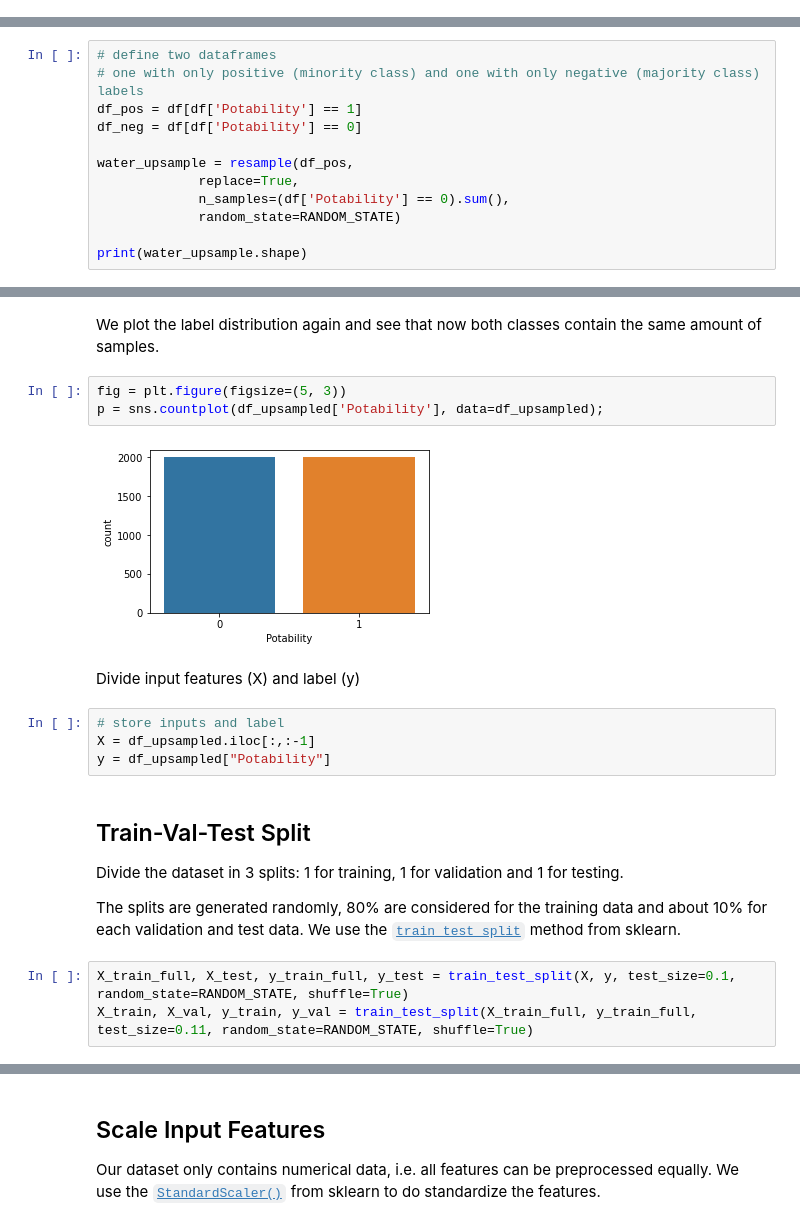
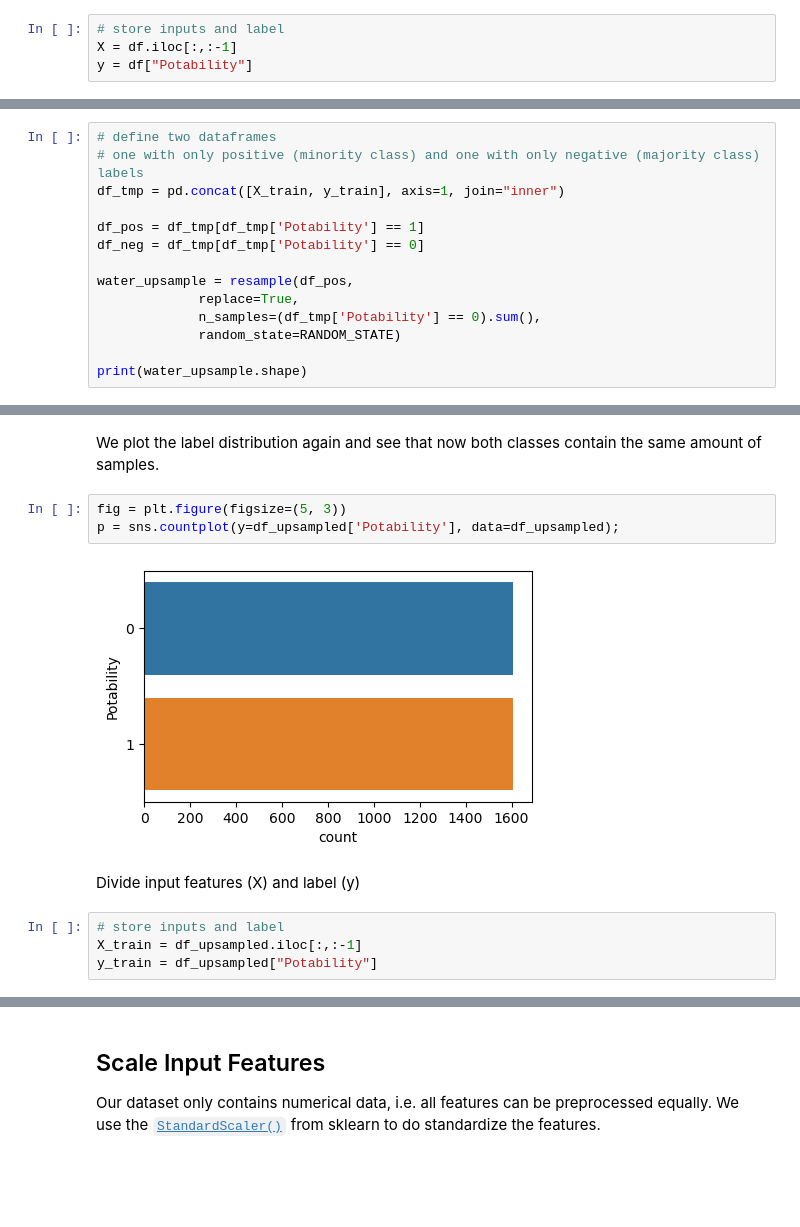
Before and after one commit to froukje/articles, a Jupyter notebook: 06_pytorch_introduction.ipynb, the cells around one changed output, grey strips where cells are left out. Drawn from its saved outputs; the diff is of its cells as text; blank space fills up the shorter version.

````diff
--- a/06_pytorch_introduction.ipynb
+++ b/06_pytorch_introduction.ipynb
@@ -200,0 +207,4 @@ Name: Potability, dtype: int64
+# %%
+# store inputs and label
+X = df.iloc[:,:-1]
+y = df["Potability"]
@@ -205,12 +226,14 @@
 # %%
 # define two dataframes
 # one with only positive (minority class) and one with only negative (majority class) labels
-df_pos = df[df['Potability'] == 1]
-df_neg = df[df['Potability'] == 0]
+df_tmp = pd.concat([X_train, y_train], axis=1, join="inner")
+
+df_pos = df_tmp[df_tmp['Potability'] == 1]
+df_neg = df_tmp[df_tmp['Potability'] == 0]
 
 water_upsample = resample(df_pos,
              replace=True,
-             n_samples=(df['Potability'] == 0).sum(),
+             n_samples=(df_tmp['Potability'] == 0).sum(),
              random_state=RANDOM_STATE)
 
 print(water_upsample.shape)
@@ -231,21 +254,12 @@ df_upsampled.head()
 We plot the label distribution again and see that now both classes contain the same amount of samples.
 # %%
 fig = plt.figure(figsize=(5, 3))
-p = sns.countplot(df_upsampled['Potability'], data=df_upsampled);
+p = sns.countplot(y=df_upsampled['Potability'], data=df_upsampled);
 # %% [output]
-[figure, old version]
+[figure, new version]
 # %% [markdown]
 Divide input features (X) and label (y)
 # %%
 # store inputs and label
-X = df_upsampled.iloc[:,:-1]
-y = df_upsampled["Potability"]
+X_train = df_upsampled.iloc[:,:-1]
+y_train = df_upsampled["Potability"]
-# %% [markdown]
-## Train-Val-Test Split
-
-Divide the dataset in 3 splits: 1 for training, 1 for validation and 1 for testing.
-
-The splits are generated randomly, 80% are considered for the training data and about 10% for each validation and test data. We use the [```train_test_split```](https://scikit-learn.org/stable/modules/generated/sklearn.model_selection.train_test_split.html) method from sklearn.
-# %%
-X_train_full, X_test, y_train_full, y_test = train_test_split(X, y, test_size=0.1, random_state=RANDOM_STATE, shuffle=True)
-X_train, X_val, y_train, y_val = train_test_split(X_train_full, y_train_full, test_size=0.11, random_state=RANDOM_STATE, shuffle=True)
````
Also changed, not shown: parts of 24 cells of this notebook, 1 other file.
